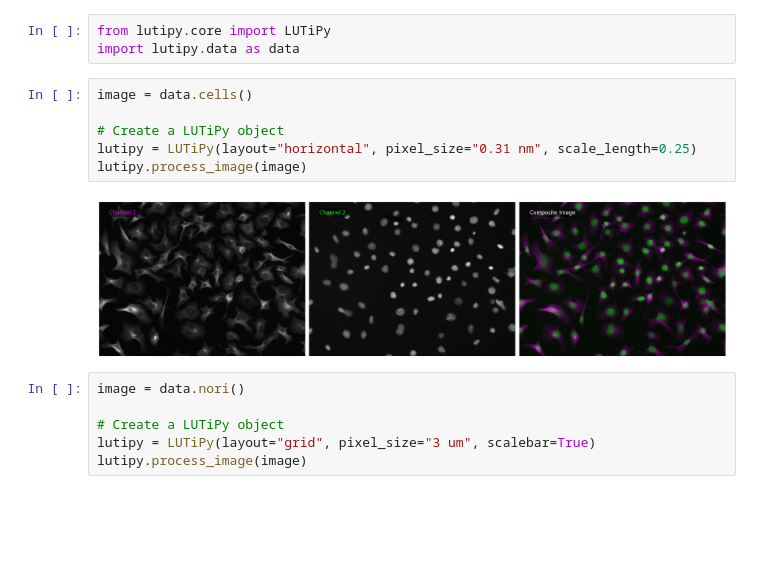
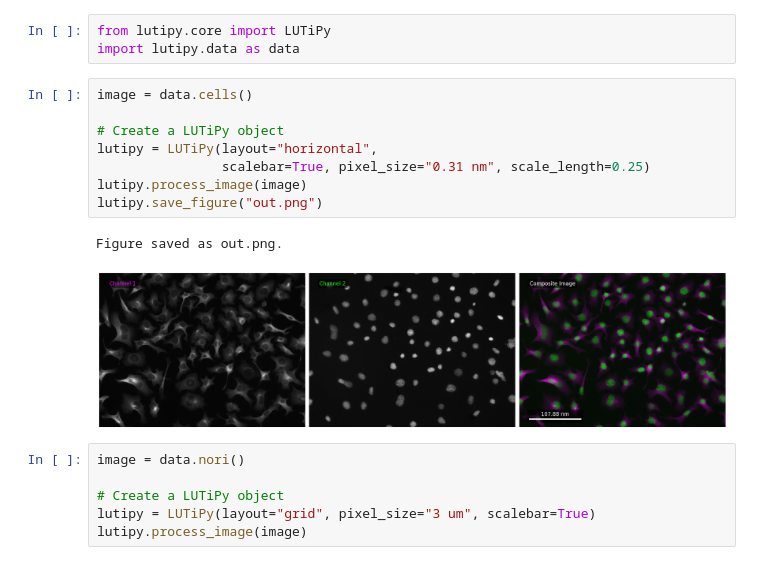
Before and after one commit to antoineruzette/LUTiPy, a Jupyter notebook: examples/example-use.ipynb, the cells around one changed output. Cells and saved outputs as stored; diff of their text form; blank space fills up the shorter version.

```diff
--- a/examples/example-use.ipynb
+++ b/examples/example-use.ipynb
@@ -4,11 +4,14 @@ import lutipy.data as data
 # %%
 image = data.cells()
 
 # Create a LUTiPy object
-lutipy = LUTiPy(layout="horizontal", pixel_size="0.31 nm", scale_length=0.25)
+lutipy = LUTiPy(layout="horizontal",
+                scalebar=True, pixel_size="0.31 nm", scale_length=0.25)
 lutipy.process_image(image)
+lutipy.save_figure("out.png")
 # %% [output]
+Figure saved as out.png.
-[figure, old version]
+[figure, new version]
 # %%
 image = data.nori()
 
```
Also changed, not shown: 2 other files.
